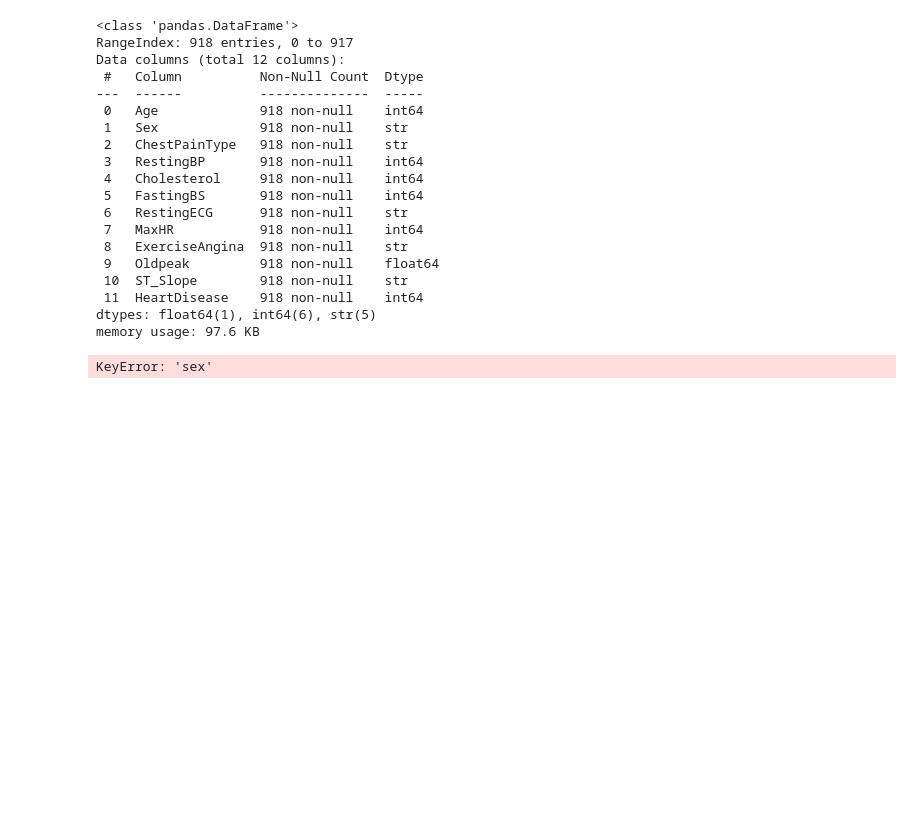
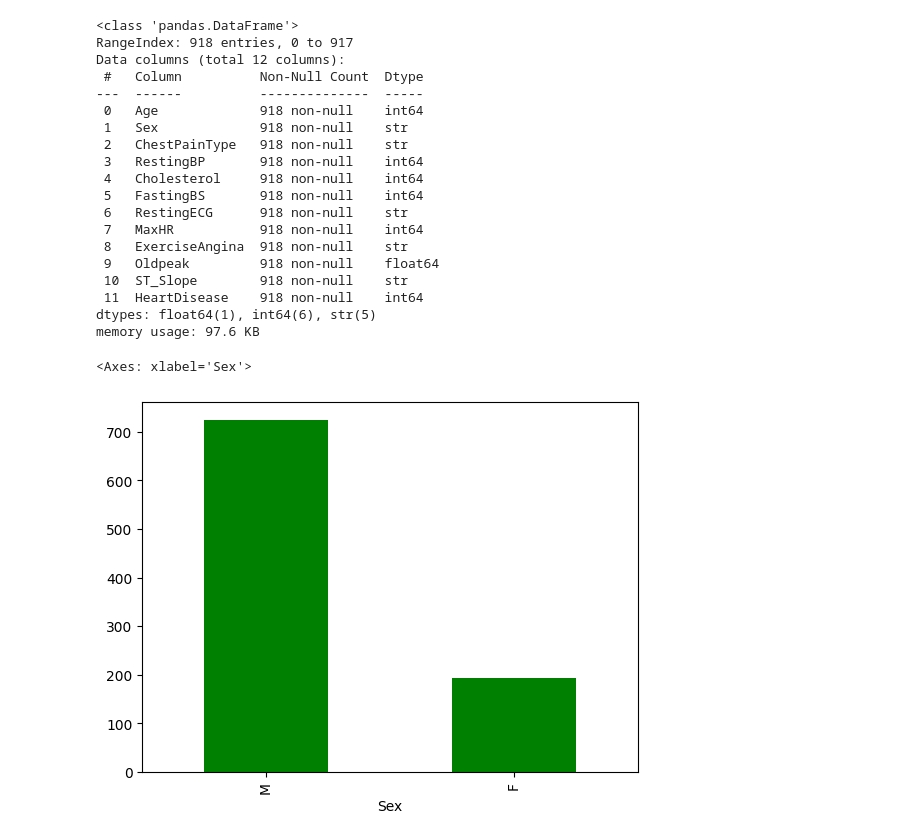
Before and after one commit to nur21horin/macine_learning, a Jupyter notebook: Heart_data/Heart.ipynb, the cells around one changed output. Saved outputs shown, nothing was run; the diff lists cells and outputs as text; code cells hidden in the pictures; blank space fills up the shorter version.

```diff
--- a/Heart_data/Heart.ipynb
+++ b/Heart_data/Heart.ipynb
@@ -172,6 +172,7 @@ Data columns (total 12 columns):
 dtypes: float64(1), int64(6), str(5)
 memory usage: 97.6 KB
 # %%
-df['sex'].value_counts().plot(kind='bar',color='green')
+df['Sex'].value_counts().plot(kind='bar',color='green')
 # %% [output]
-KeyError: 'sex'
+<Axes: xlabel='Sex'>
+[figure, added]
```
